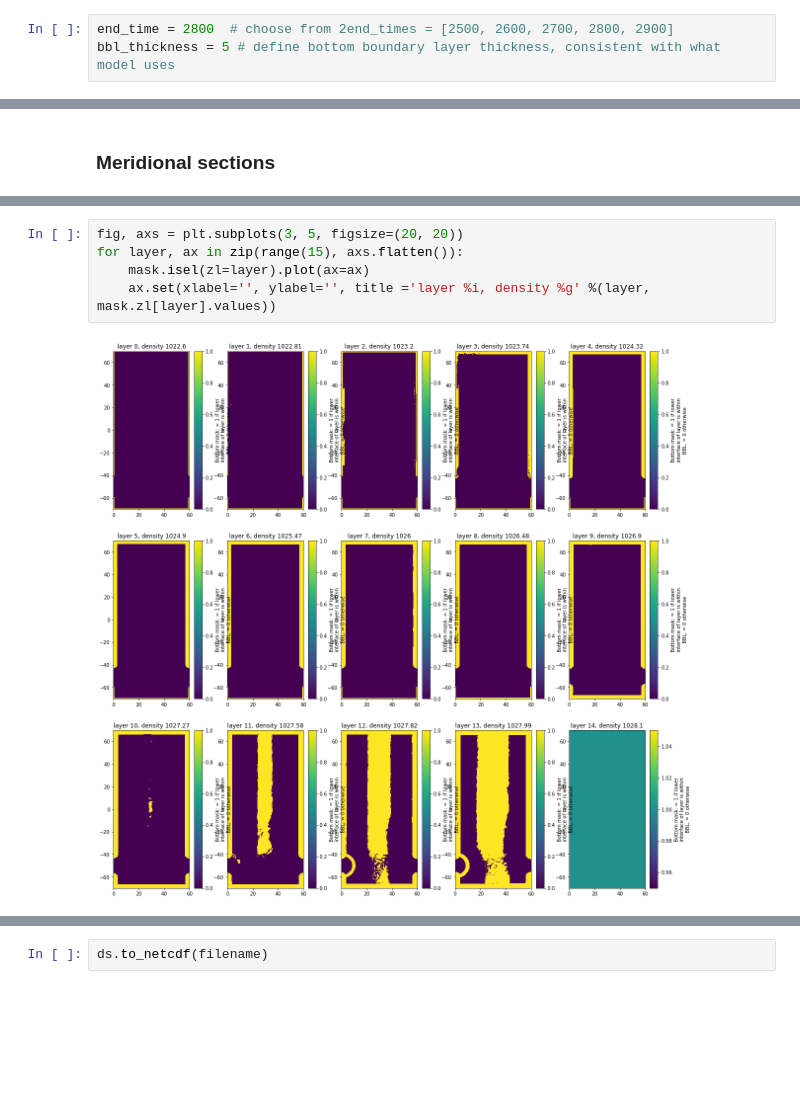
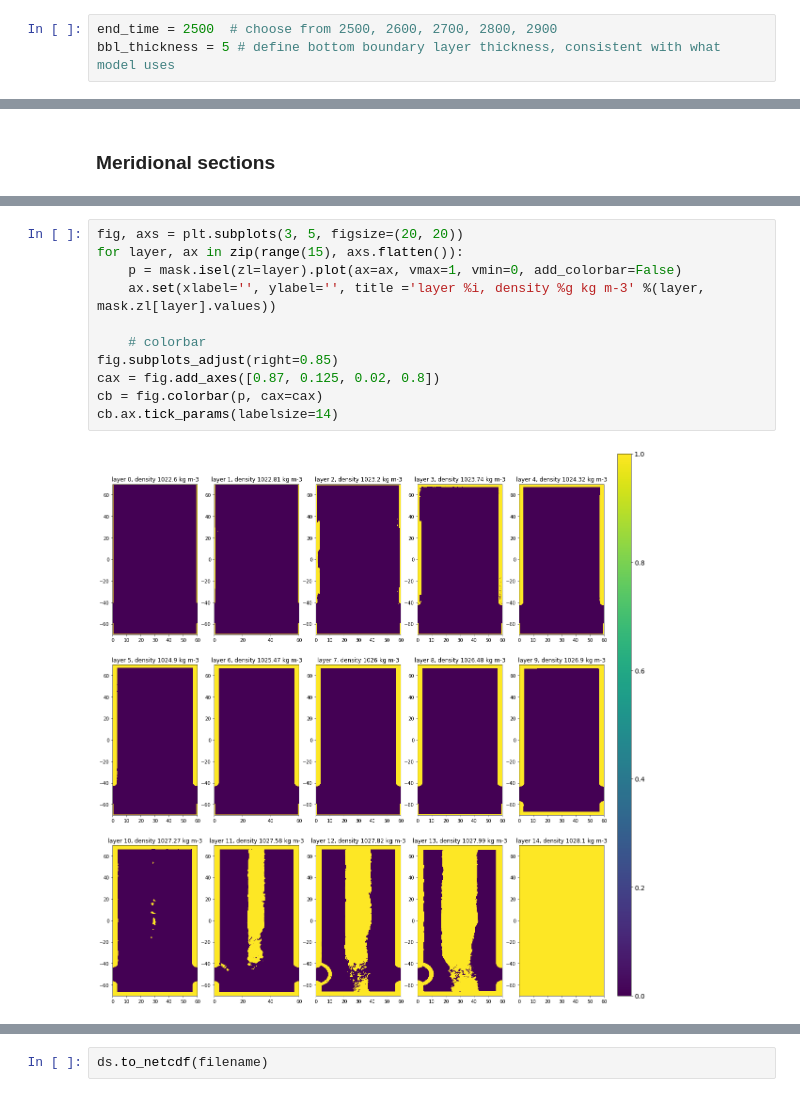
Before and after one commit to NoraLoose/energy_cycles, a Jupyter notebook: make_bottom_mask.ipynb, the cells around one changed output, grey strips where cells are left out. Saved outputs shown, nothing was run; the diff lists cells and outputs as text; blank space fills up the shorter version.

Commit message:
finalize bottom mask

```diff
--- a/make_bottom_mask.ipynb
+++ b/make_bottom_mask.ipynb
@@ -5,7 +5,7 @@ import numpy as np
 import matplotlib.pyplot as plt
 import xarray as xr
 # %%
-end_time = 2800  # choose from 2end_times = [2500, 2600, 2700, 2800, 2900]
+end_time = 2500  # choose from 2500, 2600, 2700, 2800, 2900
 bbl_thickness = 5 # define bottom boundary layer thickness, consistent with what model uses
 # %%
 path = '/glade/p/univ/unyu0004/gmarques/NeverWorld2/baselines/'
@@ -100,10 +100,16 @@ for xh, ax in zip(xhlist, axs.flatten()):
 # %%
 fig, axs = plt.subplots(3, 5, figsize=(20, 20))
 for layer, ax in zip(range(15), axs.flatten()):
-    mask.isel(zl=layer).plot(ax=ax)
-    ax.set(xlabel='', ylabel='', title ='layer %i, density %g' %(layer, mask.zl[layer].values))
+    p = mask.isel(zl=layer).plot(ax=ax, vmax=1, vmin=0, add_colorbar=False)
+    ax.set(xlabel='', ylabel='', title ='layer %i, density %g kg m-3' %(layer, mask.zl[layer].values))
+
+    # colorbar
+fig.subplots_adjust(right=0.85)
+cax = fig.add_axes([0.87, 0.125, 0.02, 0.8])
+cb = fig.colorbar(p, cax=cax)
+cb.ax.tick_params(labelsize=14)
 # %% [output]
-[figure, old version]
+[figure, new version]
 # %%
 ds
 # %% [output]
```
Also changed, not shown: parts of 4 cells of this notebook.
